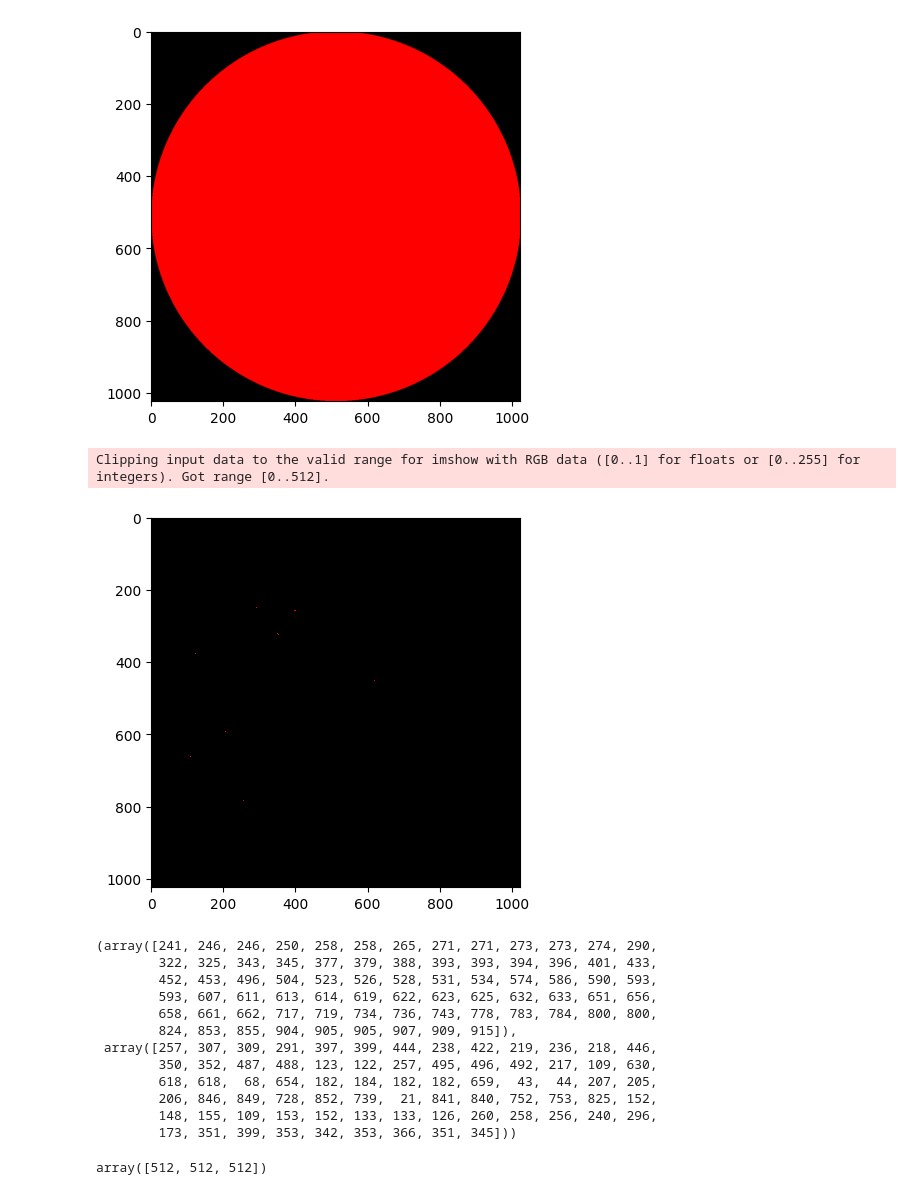
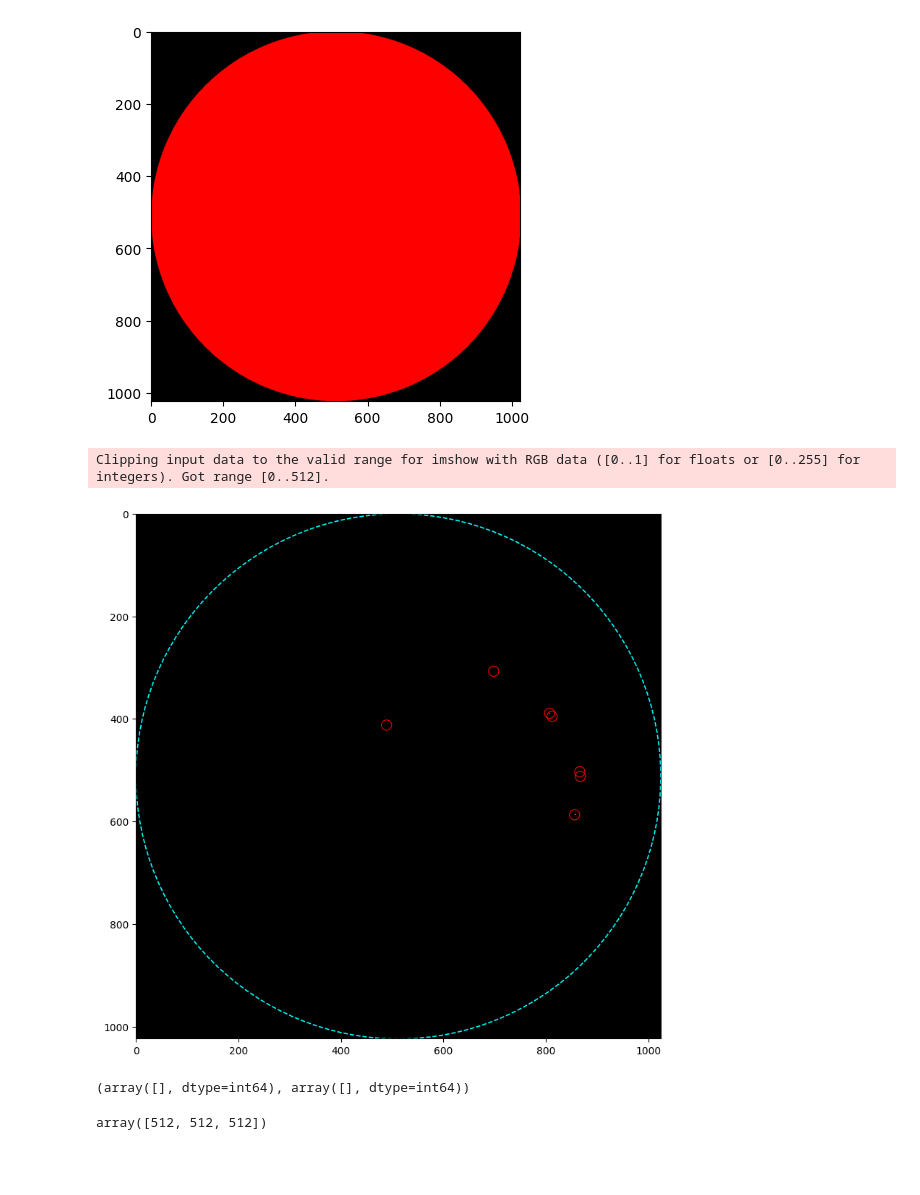
Before and after one commit to William-XiaodongAn/defibrillation, a Jupyter notebook: jupyter_script/mask_no_hole.ipynb, the cells around one changed output. Saved outputs shown, nothing was run; the diff lists cells and outputs as text; code cells hidden in the pictures; blank space fills up the shorter version.

```diff
--- a/jupyter_script/mask_no_hole.ipynb
+++ b/jupyter_script/mask_no_hole.ipynb
@@ -47,50 +48,56 @@ with open('../Re_ defibrillation codes/maskcircle.csv', 'w', newline='') as f:
 # %%
 # read csv file in 'Re_ defibrillation codes\maskcirclenew1.csv', no def
 csv.field_size_limit(sys.maxsize)
 
 data = []
 with open('../data/tip_test.csv', 'r') as f:
     reader = csv.reader(f)
     for row in reader: # get rid of first two rows
         for i in row:
             data.append(int(i))
 data_ = np.array(data).reshape((1024, 1024, 4))
 
 # now change all pixel [1,1,1,1] to [1 0 0 0] at circle with radius 512
 
-epsilon = 1e-6
+epsilon = 100 * 512
 for i in range(data_.shape[0]):
     for j in range(data_.shape[1]):
         if (512) ** 2 - epsilon <= (i - 512) ** 2 + (j - 512) ** 2 <= (512) ** 2 + epsilon:  # circle with radius 500
             if (data_[i, j] == [1, 1, 1, 1]).all():
                 data_[i, j] = [1, 0, 0, 0]  # red
+
+# assume data_ is shape (1024, 1024, 4)
+# each pixel either [1,1,1,1] or [0,0,0,0]
+mask = np.all(data_ == 1, axis=-1)   # True where pixel == [1,1,1,1]
+mask_boundary = np.all(data_ == [1,0,0,0], axis=-1)
+ys, xs = np.where(mask)
+ybs,xbs = np.where(mask_boundary)
+
+plt.figure(figsize=(8, 8))
+plt.imshow(data_[..., :3] * 512, interpolation='nearest')
+
+# draw small circles at each dot location
+for (x, y) in zip(xs, ys):
+    circ = plt.Circle((x, y), radius=10, color='red', fill=False, linewidth=0.8)
+    plt.gca().add_patch(circ)
+for (x, y) in zip(xbs, ybs):
+    circ = plt.Circle((x, y), radius=10, color='blue', fill=False, linewidth=0.8)
+    plt.gca().add_patch(circ)
+center_circle = plt.Circle((512, 512), radius=512,
+                           color='cyan', fill=False, linewidth=1.2, linestyle='--')
+plt.gca().add_patch(center_circle)
+plt.tight_layout()
+plt.show()
+# %% [output]
+Clipping input data to the valid range for imshow with RGB data ([0..1] for floats or [0..255] for integers). Got range [0..512].
+[figure, added]
-# %%
-# all pixel are [0000] or [1111], now scale [0000 to white] and [1111 to black]
-
-data__ = data_[..., :3] * 512
-plt.imshow(data__, interpolation='nearest')
-plt.show()
-# %% [output]
-Clipping input data to the valid range for imshow with RGB data ([0..1] for floats or [0..255] for integers). Got range [0..512].
-[figure, removed]
 # %%
 # find all 1 idx in data
 idxs = np.where(data_[..., 0] == 1)
 # %%
 idxs
 # %% [output]
-(array([241, 246, 246, 250, 258, 258, 265, 271, 271, 273, 273, 274, 290,
-        322, 325, 343, 345, 377, 379, 388, 393, 393, 394, 396, 401, 433,
-        452, 453, 496, 504, 523, 526, 528, 531, 534, 574, 586, 590, 593,
-        593, 607, 611, 613, 614, 619, 622, 623, 625, 632, 633, 651, 656,
-        658, 661, 662, 717, 719, 734, 736, 743, 778, 783, 784, 800, 800,
-        824, 853, 855, 904, 905, 905, 907, 909, 915]),
- array([257, 307, 309, 291, 397, 399, 444, 238, 422, 219, 236, 218, 446,
-        350, 352, 487, 488, 123, 122, 257, 495, 496, 492, 217, 109, 630,
-        618, 618,  68, 654, 182, 184, 182, 182, 659,  43,  44, 207, 205,
-        206, 846, 849, 728, 852, 739,  21, 841, 840, 752, 753, 825, 152,
-        148, 155, 109, 153, 152, 133, 133, 126, 260, 258, 256, 240, 296,
-        173, 351, 399, 353, 342, 353, 366, 351, 345]))
+(array([], dtype=int64), array([], dtype=int64))
 # %%
 data__ = data_[..., :3] * 512
 data__[241,257]
```
Also changed, not shown: parts of 1 cell of this notebook.
